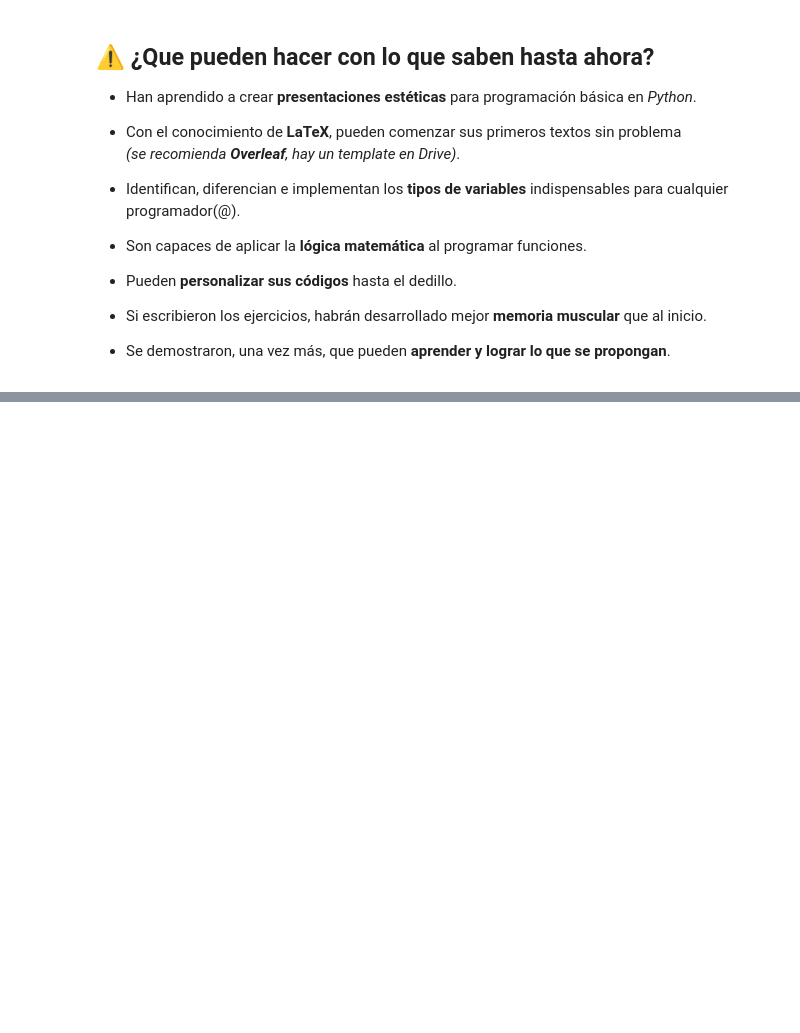
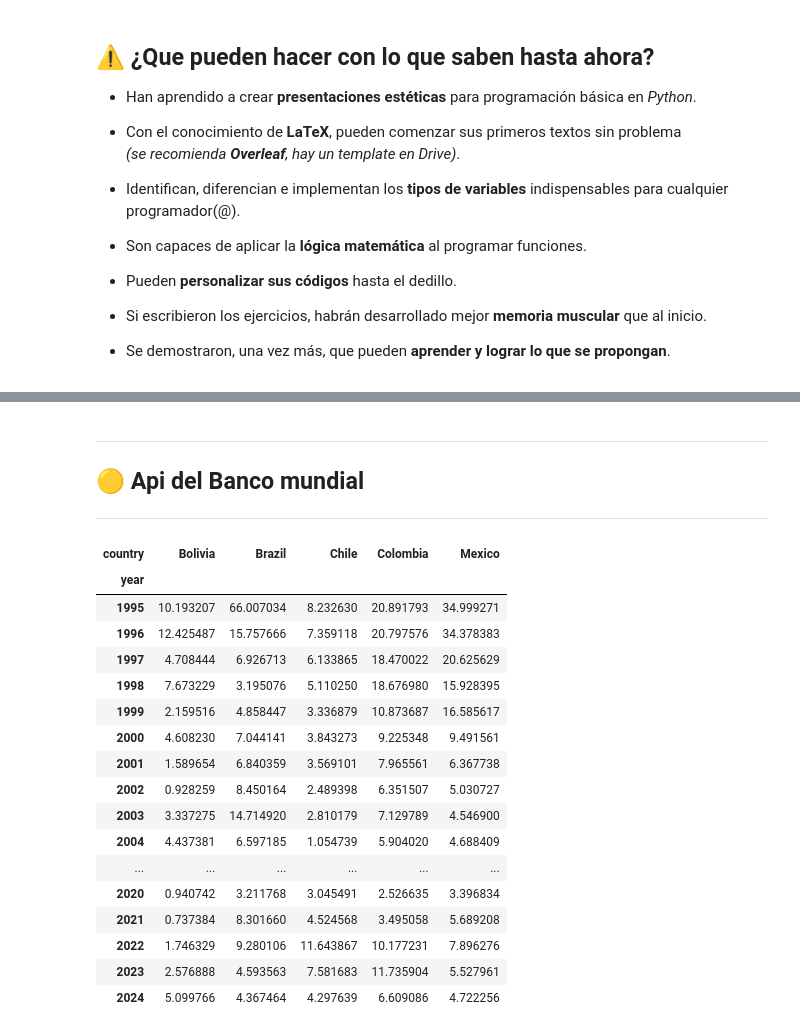
Before and after one commit to ecalderah/Statistics--B.A-Tools, a Jupyter notebook: Py_A1.ipynb, the cells around one changed output, grey strips where cells are left out. Saved outputs shown, nothing was run; the diff lists cells and outputs as text; code cells hidden in the pictures; blank space fills up the shorter version.

```diff
--- a/Py_A1.ipynb
+++ b/Py_A1.ipynb
@@ -612,0 +950,44 @@ while mood != "M" and mood != "T" and mood != "A" and mood != "I":
+# %% [markdown]
+---
+## 🟡 Api del Banco mundial
+---
+# %%
+import pandas as pd # Manipular tablas tipo excel
+import requests # Acceder a la API
+
+# Descargamos el IPC en %, directamente de la API del Banco Mundial)
+INPC = 'FP.CPI.TOTL.ZG'  # Linea exacta para pedir el INPC
+countries = ['BOL','BRA','CHL','COL','MEX'] # países
+start_year, end_year = 1995, 2024 # Tiempo
+
+# Creamos una variable que contenga un URL (obligatorio por la API) para pedir el la database
+url = (f"http://api.worldbank.org/v2/country/{';'.join(countries)}/indicator/{INPC}" # Generamos la variable URL para usarla depues
+       f"?date={start_year}:{end_year}&format=json&per_page=2000")  # la estrucutra del URL es así, nomas se rellena con nuestra info.
+
+inflation = (pd.json_normalize(requests.get(url).json()[1])  # Descargamos unicamente las observaciones ([1] = datos) del JSON
+       .loc[:, ['country.value','date','value']] # Seleccionamos las columnas que ocupamos
+       .rename(columns={'country.value':'country','date':'year','value':'inf'})  # renombramos las columnas (%)
+       .dropna(subset=['inf']) # Elimina filas sin datos
+       .pivot(index='year', columns='country', values='inf')  # Pasamos de formato ancho a Largo (pivot) para una tabla mas amigable
+       .sort_index()) # Ordena de las fechas de menor a mayor
+
+display(inflation)
+# %% [output]
+| country | Bolivia | Brazil | Chile | Colombia | Mexico |
+| year |  |  |  |  |  |
+| 1995 | 10.193207 | 66.007034 | 8.232630 | 20.891793 | 34.999271 |
+| 1996 | 12.425487 | 15.757666 | 7.359118 | 20.797576 | 34.378383 |
+| 1997 | 4.708444 | 6.926713 | 6.133865 | 18.470022 | 20.625629 |
+| 1998 | 7.673229 | 3.195076 | 5.110250 | 18.676980 | 15.928395 |
+| 1999 | 2.159516 | 4.858447 | 3.336879 | 10.873687 | 16.585617 |
+| 2000 | 4.608230 | 7.044141 | 3.843273 | 9.225348 | 9.491561 |
+| 2001 | 1.589654 | 6.840359 | 3.569101 | 7.965561 | 6.367738 |
+| 2002 | 0.928259 | 8.450164 | 2.489398 | 6.351507 | 5.030727 |
+| 2003 | 3.337275 | 14.714920 | 2.810179 | 7.129789 | 4.546900 |
+| 2004 | 4.437381 | 6.597185 | 1.054739 | 5.904020 | 4.688409 |
+| ... | ... | ... | ... | ... | ... |
+| 2020 | 0.940742 | 3.211768 | 3.045491 | 2.526635 | 3.396834 |
+| 2021 | 0.737384 | 8.301660 | 4.524568 | 3.495058 | 5.689208 |
+| 2022 | 1.746329 | 9.280106 | 11.643867 | 10.177231 | 7.896276 |
+| 2023 | 2.576888 | 4.593563 | 7.581683 | 11.735904 | 5.527961 |
+| 2024 | 5.099766 | 4.367464 | 4.297639 | 6.609086 | 4.722256 |
```
Also changed, not shown: parts of 55 cells of this notebook.
